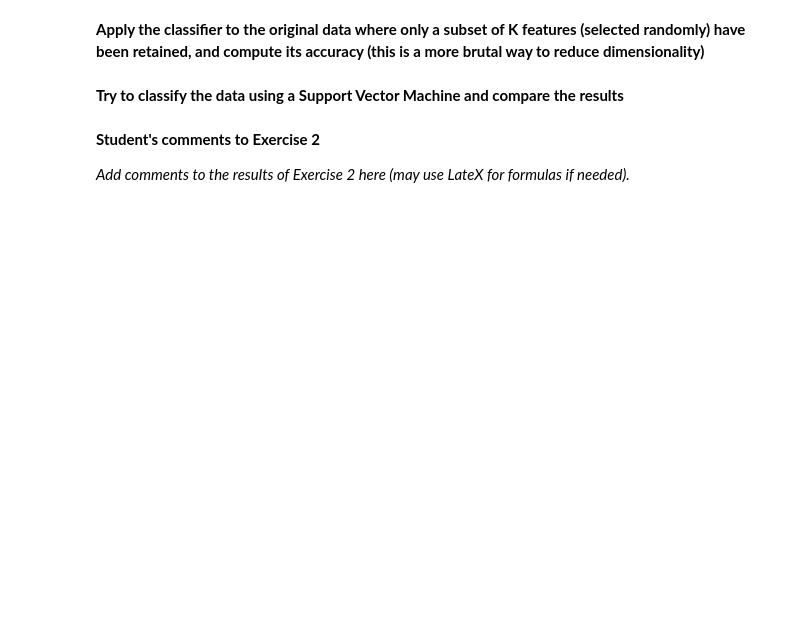
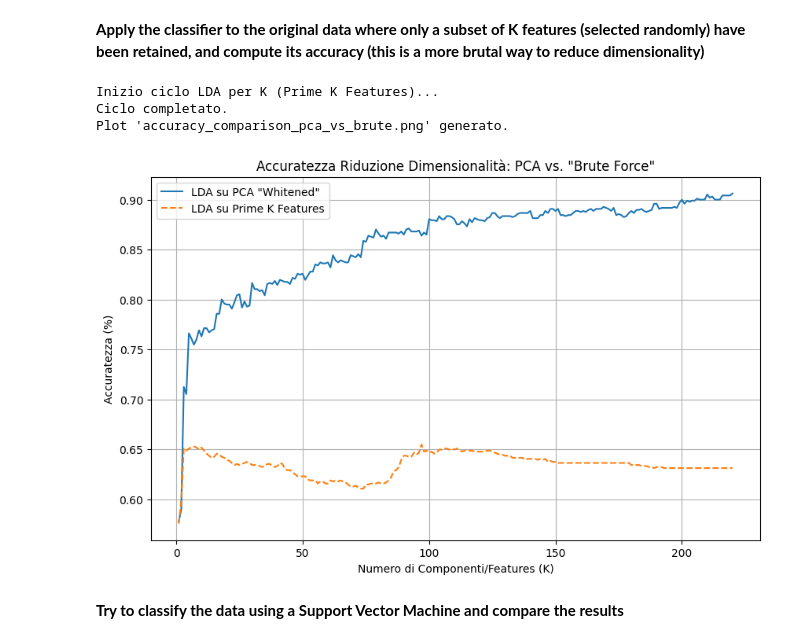
Before and after one commit to rimosoma/neural, a Jupyter notebook: Lab3.ipynb, the cells around one changed output. Drawn from its saved outputs; the diff is of its cells as text; code cells hidden in the pictures; blank space fills up the shorter version.

```diff
--- a/Lab3.ipynb
+++ b/Lab3.ipynb
@@ -287,2 +486,48 @@ its accuracy**
+# %%
+# --- Task 4: Classificatore su K feature "brutali" (prime K) ---
+# (K_values e accuracies_pca devono essere in memoria dal Blocco 4)
+
+print("Inizio ciclo LDA per K (Prime K Features)...")
+accuracies_brute = []
+
+for K in K_values: # K_values è np.arange(1, 221)
+    # Seleziona le prime K features
+    X_train_brute = X_train_std[:, :K]
+    X_test_brute = X_test_std[:, :K]
+
+    # Medie ridotte (calcolate nel Blocco 2)
+    mu_0_brute = mu_0_std[:K]
+    mu_1_brute = mu_1_std[:K]
+
+    # Classificatore LDA Semplificato
+    w_brute = mu_1_brute - mu_0_brute
+    x_0_brute = 0.5 * (mu_0_brute + mu_1_brute)
+
+    X_test_centered_brute = X_test_brute - x_0_brute
+    scores_brute = X_test_centered_brute @ w_brute
+
+    y_pred_brute = (scores_brute > 0).astype(int)
+    acc_brute_K = accuracy_score(y_test, y_pred_brute)
+    accuracies_brute.append(acc_brute_K)
+
+print("Ciclo completato.")
+
+# --- Plot di Confronto (PCA vs Brute) ---
+plt.figure(figsize=(10, 6))
+plt.plot(K_values, accuracies_pca, label='LDA su PCA "Whitened"')
+plt.plot(K_values, accuracies_brute, label='LDA su Prime K Features', linestyle='--')
+plt.title('Accuratezza Riduzione Dimensionalità: PCA vs. "Brute Force"')
+plt.xlabel('Numero di Componenti/Features (K)')
+plt.ylabel('Accuratezza (%)')
+plt.grid(True)
+plt.legend()
+plt.savefig('accuracy_comparison_pca_vs_brute.png')
+# plt.show()
+print("Plot 'accuracy_comparison_pca_vs_brute.png' generato.")
+# %% [output]
+Inizio ciclo LDA per K (Prime K Features)...
+Ciclo completato.
+Plot 'accuracy_comparison_pca_vs_brute.png' generato.
+[figure, added]
 # %% [markdown]
 **Try to classify the data using a Support Vector Machine and compare the results**
@@ -299,4 +533,0 @@ its accuracy**
-# %% [markdown]
-**Student's comments to Exercise 2**
-
-*Add comments to the results of Exercise 2 here (may use LateX for formulas if needed).*
```
Also changed, not shown: parts of 12 cells of this notebook.
